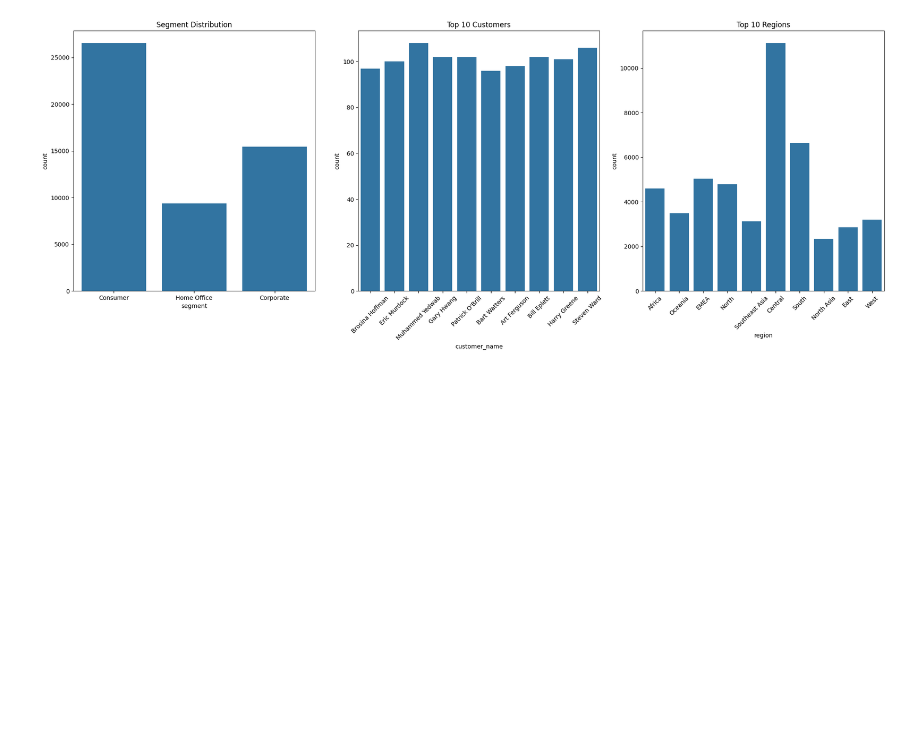
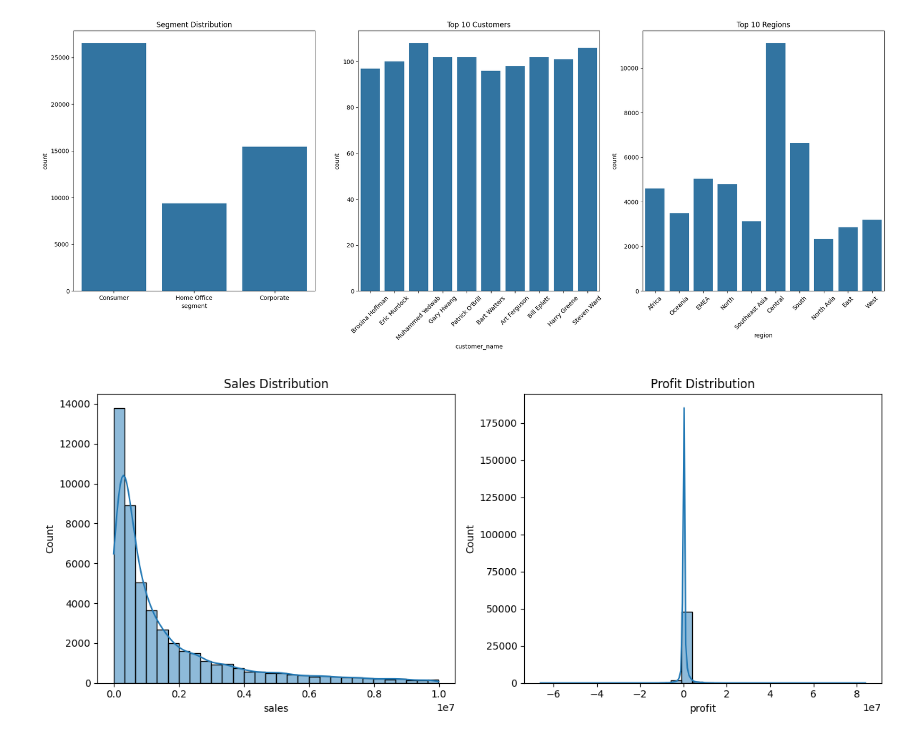
Before and after one commit to Mipjeiger/Supermarket-Sales, a Jupyter notebook: ML_Engineer/EDA/01_EDA.ipynb, the cells around one changed output. Cells and saved outputs as stored; diff of their text form; code cells hidden in the pictures; blank space fills up the shorter version.

Commit message:
add features to enchance sales trend

```diff
--- a/ML_Engineer/EDA/01_EDA.ipynb
+++ b/ML_Engineer/EDA/01_EDA.ipynb
@@ -83,0 +75,13 @@ df.head()
+# %%
+# Convert sales and ensure profit are numeric
+df['sales'] = pd.to_numeric(df['sales'], errors='coerce')
+df['sales'] = round(df['sales'], 2)
+df['profit'] = pd.to_numeric(df['profit'], errors='coerce')
+# %%
+# Add column unit price feature (sales divided by quantity)
+df['unit_price'] = df['sales'] / df['quantity'] # TODO: To know about unit price for each product
+df['unit_price'] = round(df['unit_price'], 2)
+
+# Add column profit margin feature (profit divided by sales)
+df['profit_margin'] = df['profit'] / df['sales'] # TODO: To know about profit margin for each product
+df['profit_margin'] = round(df['profit_margin'], 2)
@@ -115,3 +177,16 @@ plt.tight_layout()
 plt.show()
 # %% [output]
 [figure]
+# %%
+# Visualize sales and profit distribution
+plt.figure(figsize=(12, 5))
+plt.subplot(1, 2, 1)
+sns.histplot(df['sales'], bins=30, kde=True)
+plt.title('Sales Distribution')
+plt.subplot(1, 2, 2)
+sns.histplot(df['profit'], bins=30, kde=True)
+plt.title('Profit Distribution')
+plt.tight_layout()
+plt.show()
+# %% [output]
+[figure, added]
```
Also changed, not shown: parts of 6 cells of this notebook.
